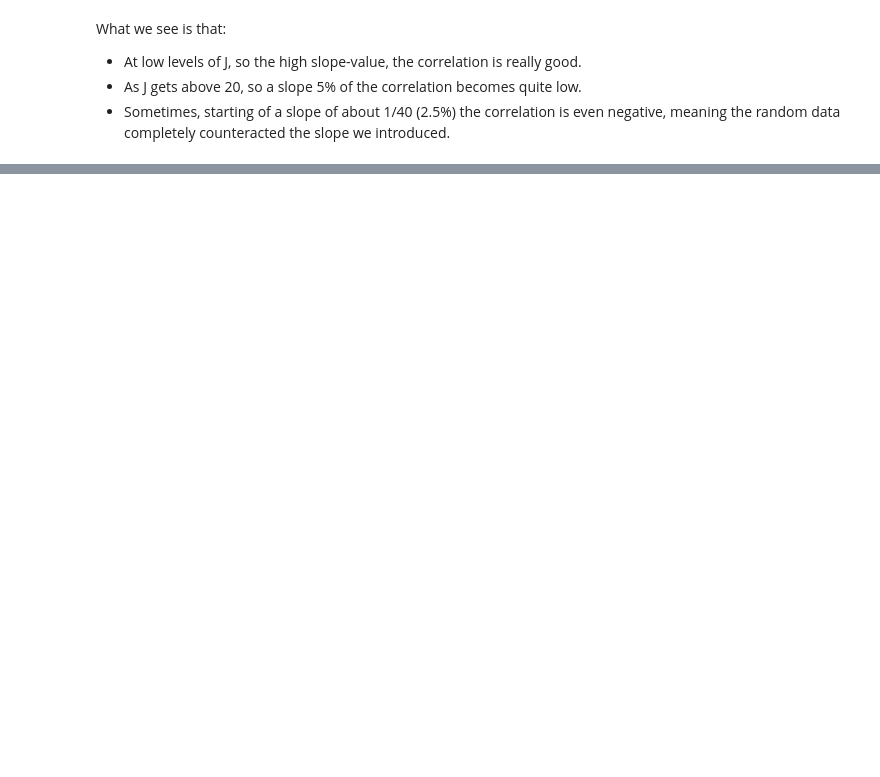
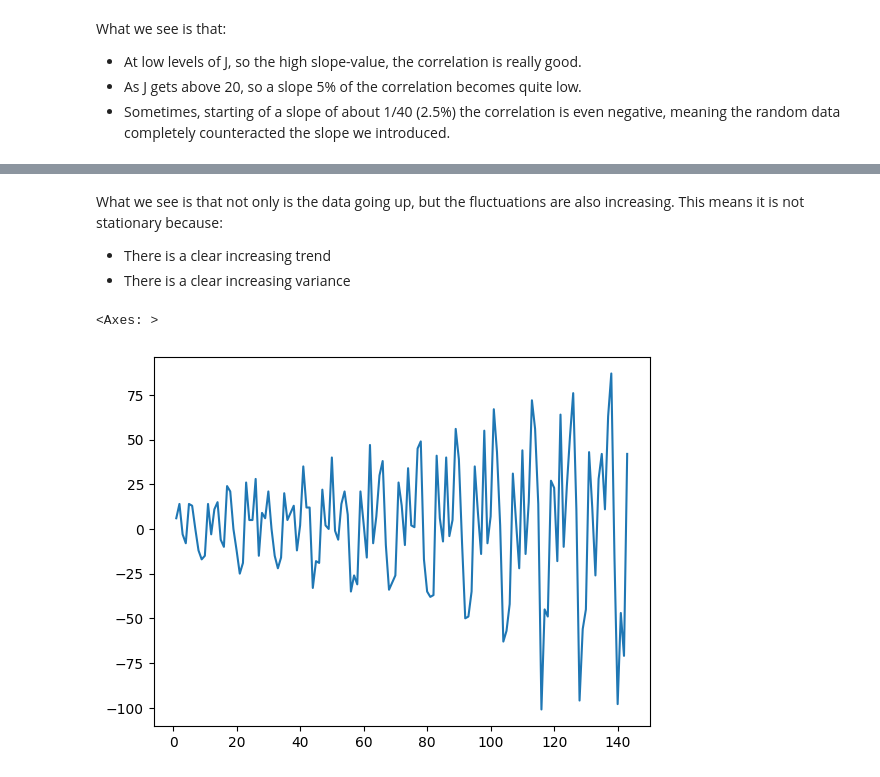
Before and after one commit to mjochen/CloudAI, a Jupyter notebook: Scripts/4.1 - stability.ipynb, the cells around one changed output, grey strips where cells are left out. Saved outputs shown, nothing was run; the diff lists cells and outputs as text; code cells hidden in the pictures; blank space fills up the shorter version.

```diff
--- a/Scripts/4.1 - stability.ipynb
+++ b/Scripts/4.1 - stability.ipynb
@@ -123,0 +154,11 @@ What we see is that:
+# %% [markdown]
+What we see is that not only is the data going up, but the fluctuations are also increasing. This means it is not stationary because:
+
+- There is a clear increasing trend
+- There is a clear increasing variance
+# %%
+df_air["Passenger_Diff"] = df_air["#Passengers"].diff()
+df_air["Passenger_Diff"].plot()
+# %% [output]
+<Axes: >
+[figure, added]
```
Also changed, not shown: parts of 11 cells of this notebook, 10 other files.
